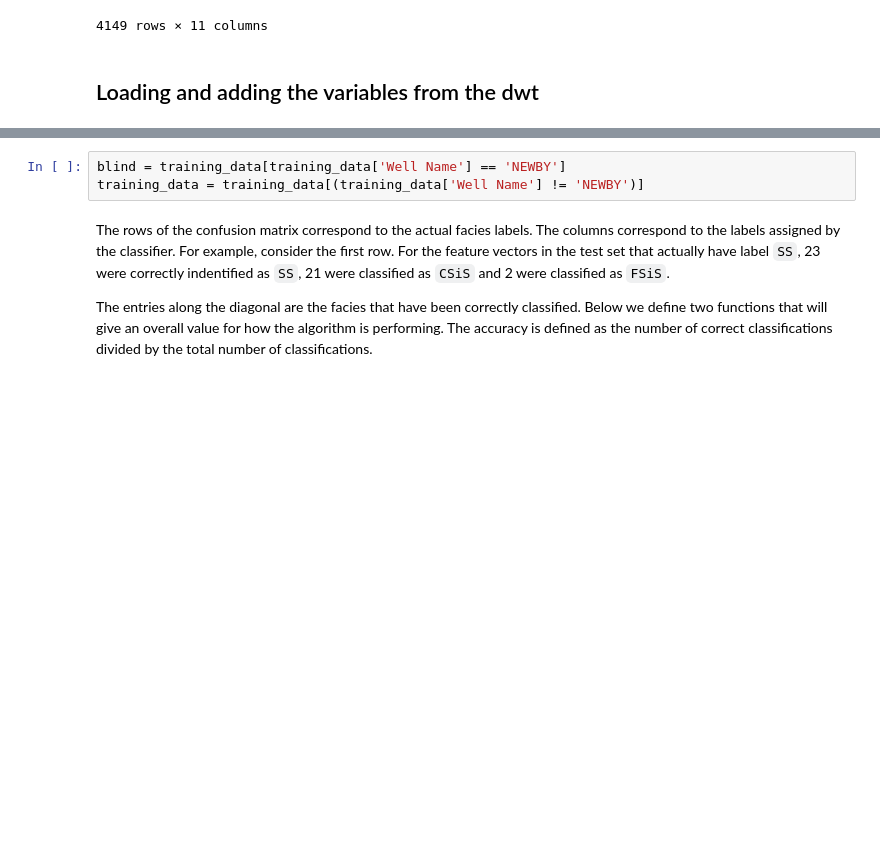
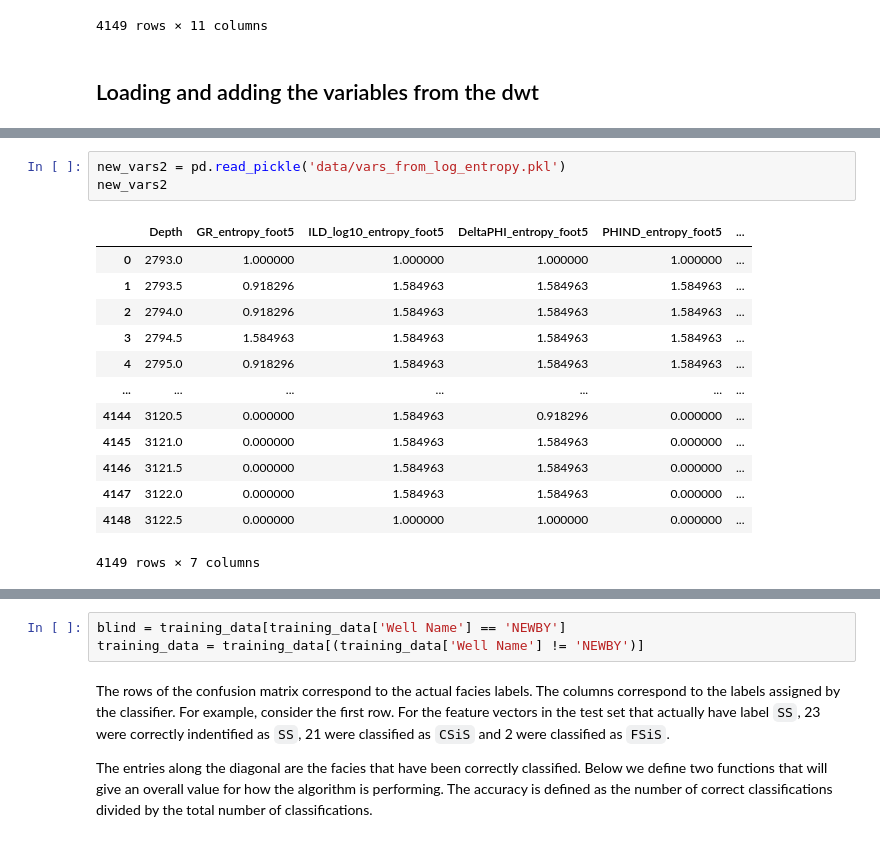
Before and after one commit to lperozzi/2016-ml-contest_liamlearn, a Jupyter notebook: Dirty_RF_test_with_new_vars.ipynb, the cells around one changed output, grey strips where cells are left out. Saved outputs shown, nothing was run; the diff lists cells and outputs as text; blank space fills up the shorter version.

```diff
--- a/Dirty_RF_test_with_new_vars.ipynb
+++ b/Dirty_RF_test_with_new_vars.ipynb
@@ -47,5 +47,22 @@ new_vars
 | 4147 | 3122.0 | 0.956644 | 0.956644 | 0.956644 | 0.956644 | ... |
 | 4148 | 3122.5 | 0.956644 | 0.956644 | 0.956644 | 0.956644 | ... |
 4149 rows × 32 columns
+# %%
+new_vars2 = pd.read_pickle('data/vars_from_log_entropy.pkl')
+new_vars2
+# %% [output]
+|  | Depth | GR_entropy_foot5 | ILD_log10_entropy_foot5 | DeltaPHI_entropy_foot5 | PHIND_entropy_foot5 | ... |
+| 0 | 2793.0 | 1.000000 | 1.000000 | 1.000000 | 1.000000 | ... |
+| 1 | 2793.5 | 0.918296 | 1.584963 | 1.584963 | 1.584963 | ... |
+| 2 | 2794.0 | 0.918296 | 1.584963 | 1.584963 | 1.584963 | ... |
+| 3 | 2794.5 | 1.584963 | 1.584963 | 1.584963 | 1.584963 | ... |
+| 4 | 2795.0 | 0.918296 | 1.584963 | 1.584963 | 1.584963 | ... |
+| ... | ... | ... | ... | ... | ... | ... |
+| 4144 | 3120.5 | 0.000000 | 1.584963 | 0.918296 | 0.000000 | ... |
+| 4145 | 3121.0 | 0.000000 | 1.584963 | 1.584963 | 0.000000 | ... |
+| 4146 | 3121.5 | 0.000000 | 1.584963 | 1.584963 | 0.000000 | ... |
+| 4147 | 3122.0 | 0.000000 | 1.584963 | 1.584963 | 0.000000 | ... |
+| 4148 | 3122.5 | 0.000000 | 1.000000 | 1.000000 | 0.000000 | ... |
+4149 rows × 7 columns
 # %%
 new_vars = new_vars.drop(['Well Name','Depth'],axis=1)
```
Also changed, not shown: parts of 8 cells of this notebook, 3 other files.
